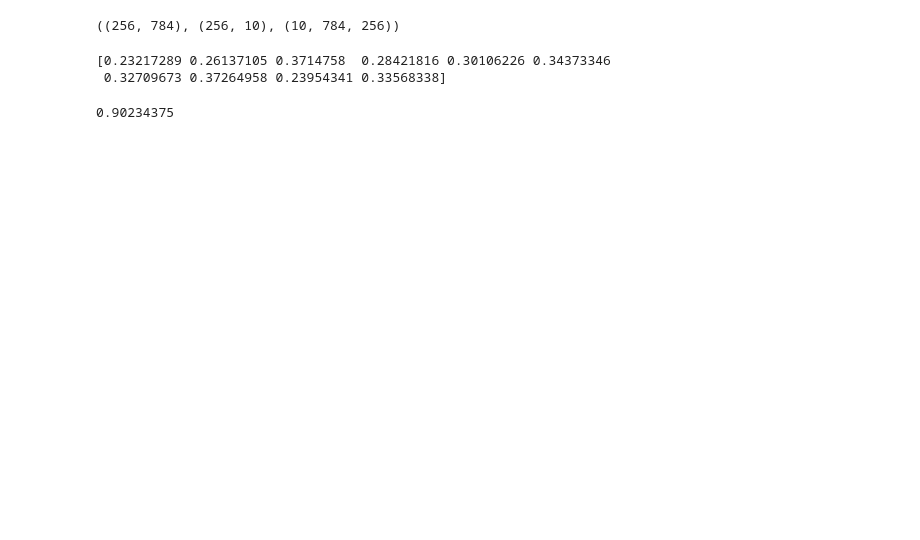
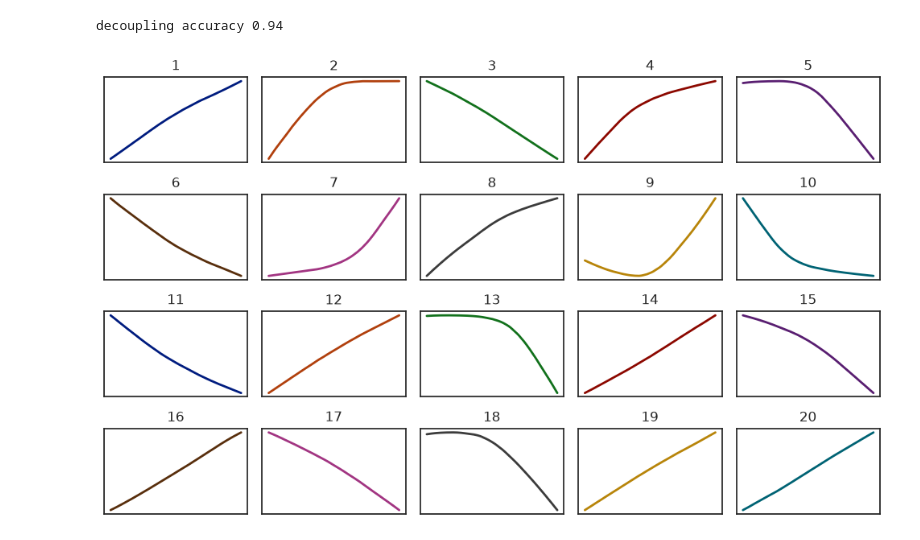
Before and after one commit to mrochk/decoupling, a Jupyter notebook: examples/3. Neural Network.ipynb, the cells around one changed output. Saved outputs shown, nothing was run; the diff lists cells and outputs as text; code cells hidden in the pictures; blank space fills up the shorter version.

```diff
--- a/examples/3. Neural Network.ipynb
+++ b/examples/3. Neural Network.ipynb
@@ -1 +1,20 @@
+# %%
+import numpy as np
+import jax, jax.numpy as jnp
+import equinox as eqx
+import optax
+
+key = jax.random.key(0)
+
+from decoupling import Algorithm
+from decoupling.scaler import JacobianScaler
+from decoupling.utils import collect_information_from_inputs
+
+import matplotlib.pyplot as plt
+import seaborn as sns
+
+sns.set_theme('notebook', 'white', palette='dark')
+colors = sns.color_palette()
+
+import os, gzip, urllib.request
 # %%
@@ -128,16 +140,43 @@ from decoupling.utils import collect_information_from_inputs
 # %%
-N = 256
+def plot_internals(Xdec, decoupling):
+    Z = Xdec @ decoupling.V
+    minmax = [(Z[:, r].min(), Z[:, r].max()) for r in range(rank)]
 
-X_dec = Xtr_shuf[:N]
+    inputs = jnp.stack([jnp.linspace(lo, hi, 500) for (lo, hi) in minmax], axis=1)
+    outputs = jax.vmap(decoupling.internals)(inputs)
 
-X_dec, Y_dec, J = collect_information_from_inputs(model, X_dec)
-X_dec.shape, Y_dec.shape, J.shape
+    fig, ax = plt.subplots(4, 5, figsize=(10, 6))
+
+    for r, a in enumerate(ax.flatten()):
+        a.set_xticks([]); a.set_yticks([])
+        idx = jnp.argsort(Z[:, r])
+        a.plot(inputs[:, r], outputs[:, r], color=colors[r % len(colors)], linewidth=2)
+        a.set_title(f'${r+1}$')
+
+    plt.tight_layout(); plt.show()
+
+def decouple(rank, N, show=True):
+    Xdec = Xtrain[:N]
+    Xdec, Ydec, Jdec = collect_information_from_inputs(target, Xdec)
+
+    scaler = JacobianScaler(Jdec)
+    sJdec, sYdec = scaler.scale(Jdec, Ydec)
+
+    algorithm = Algorithm(rank, key, niters=50, ninits=3, gamma=0.01, use_smoothing=True, show_progress=show)
+    decoupling = algorithm.run(Xdec, sYdec, sJdec)
+    decoupling = scaler.unscale(decoupling)
+
+    acc = 0
+    for i in range(N): acc += (decoupling(Xdec[i]).argmax() == target(Xdec[i]).argmax())
+    print(f'decoupling accuracy {acc / N:.2f}')
+
+    if show: plot_internals(Xdec, decoupling)
+
+    return decoupling
+
+rank = 20
+N = 512
+decoupling = decouple(rank, N)
 # %% [output]
-((256, 784), (256, 10), (10, 784, 256))
+decoupling accuracy 0.94
+[figure, added]
-# %%
-scaler = JacobianScaler(J)
-print(scaler.scaling_factors)
-Js, Ys = scaler.scale(J, Y_dec)
-# %% [output]
-[0.23217289 0.26137105 0.3714758  0.28421816 0.30106226 0.34373346
- 0.32709673 0.37264958 0.23954341 0.33568338]
@@ -150,6 +182,0 @@ decoupling = scaler.unscale(decoupling)
-# %%
-acc = 0
-for i in range(len(X_dec)): acc += (decoupling(X_dec[i]).argmax() == model(X_dec[i]).argmax())
-print(acc / len(X_dec))
-# %% [output]
-0.90234375
```
Also changed, not shown: parts of 17 cells of this notebook.
